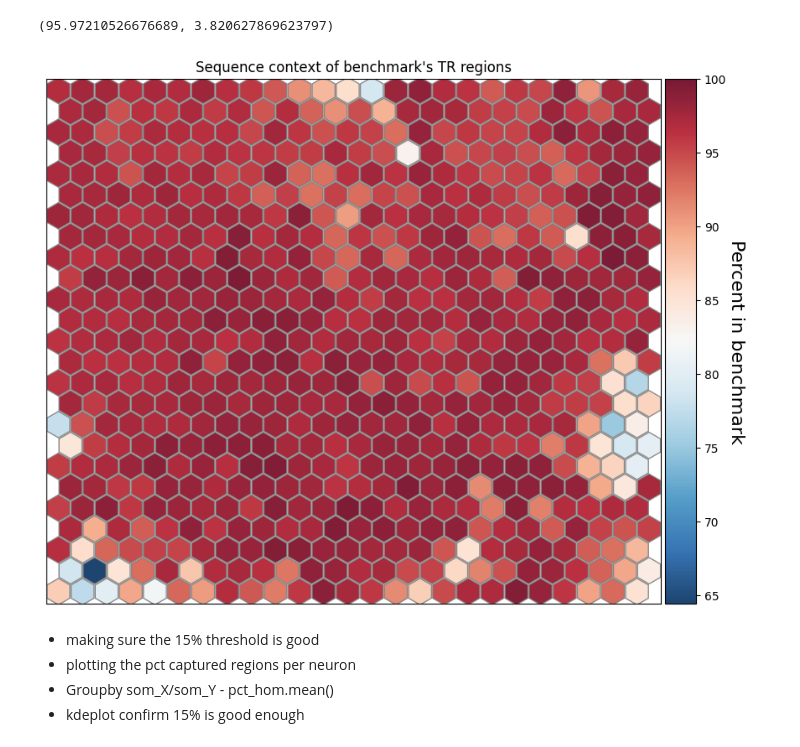
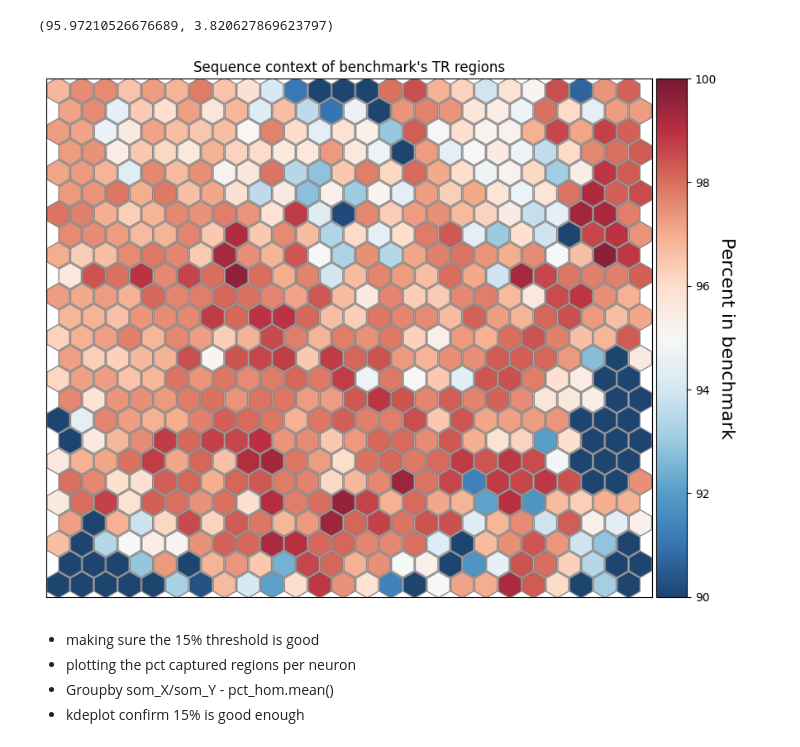
Before and after one commit to ACEnglish/adotto, a Jupyter notebook: manuscript/f2_benchmark/BenchmarkSOM.ipynb, the cells around one changed output. Drawn from its saved outputs; the diff is of its cells as text; code cells hidden in the pictures.

```diff
--- a/manuscript/f2_benchmark/BenchmarkSOM.ipynb
+++ b/manuscript/f2_benchmark/BenchmarkSOM.ipynb
@@ -48,21 +48,21 @@ sb.heatmap(np.flip(pct_of_neurons.unstack().values.T))
 (95.97210526676689, 3.820627869623797)
 # %%
 v = pct_of_neurons.unstack().values * 100
-norm = colors.Normalize(vmin=v.min(), vmax=100)
+norm = colors.Normalize(vmin=90, vmax=100)
 p = laytr.make_hex_plot(som,
                        hue=v,
                        hue_label="Percent in benchmark",
                        color_map=cm.RdBu_r,
                        color_norm=norm,
                        alpha=0.9)
 p.axes[0].set_title("Sequence context of benchmark's TR regions")
 plt.xticks(ticks=None, labels=None)
 plt.yticks(ticks=None, labels=None)
 p.axes[0].get_xaxis().set_visible(False)
 p.axes[0].get_yaxis().set_visible(False)
 plt.savefig("Figure2B.pdf")
 # %% [output]
-[figure, old version]
+[figure, new version]
 # %%
 # Seg dup and long homopolymerr 'deficient'
 # %% [markdown]
```
Also changed, not shown: 25 other files.
